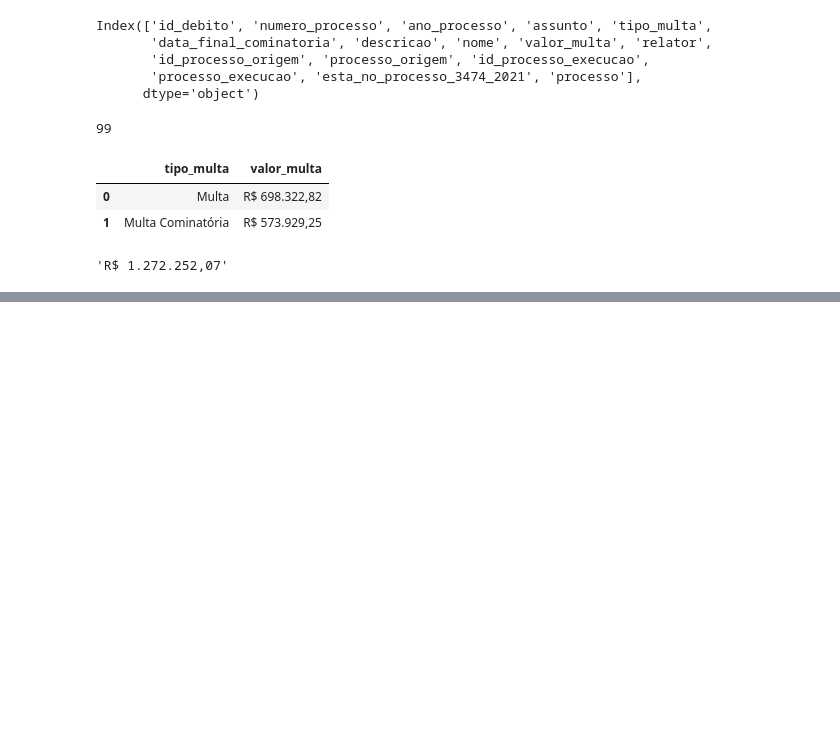
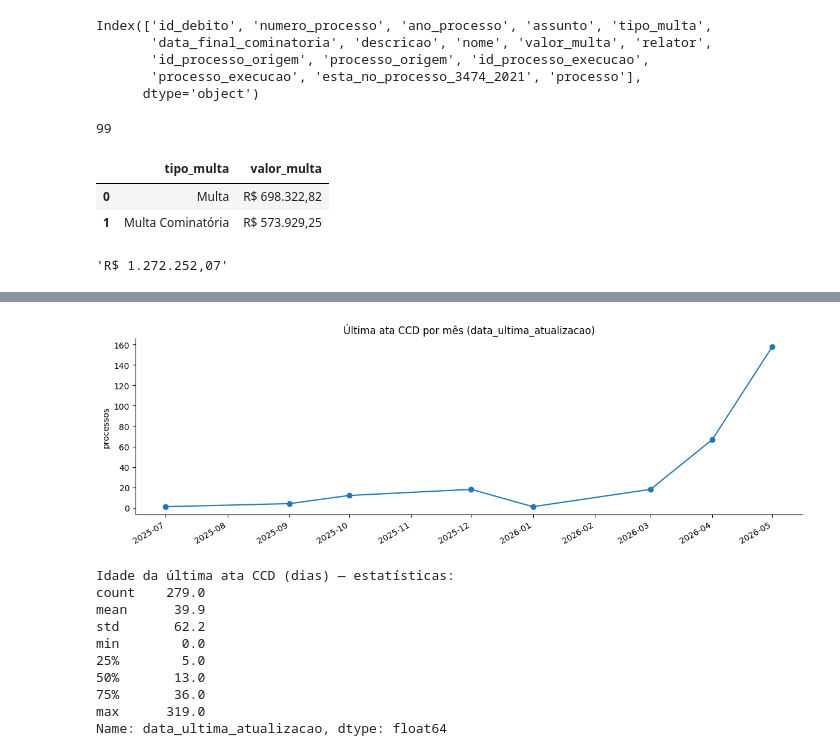
Before and after one commit to eduardoplima/ccd, a Jupyter notebook: scripts/analise/nereu.ipynb, the cells around one changed output, grey strips where cells are left out. Cells and saved outputs as stored; diff of their text form; code cells hidden in the pictures; blank space fills up the shorter version.

```diff
--- a/scripts/analise/nereu.ipynb
+++ b/scripts/analise/nereu.ipynb
@@ -505,0 +865,28 @@ locale.currency(fora_processo_dap.valor_multa.sum(), grouping=True, symbol=True)
+# %%
+# Linha do tempo: quando foi a última ata CCD de cada processo (por mês)
+linha = (
+    eda.dropna(subset=['data_ultima_atualizacao'])
+       .assign(mes=lambda d: d['data_ultima_atualizacao'].dt.to_period('M').dt.to_timestamp())
+       .groupby('mes').size().rename('atas_CCD')
+)
+plt.figure(figsize=(12, 4))
+linha.plot(marker='o')
+plt.title('Última ata CCD por mês (data_ultima_atualizacao)')
+plt.xlabel(''); plt.ylabel('processos')
+sns.despine(); plt.tight_layout(); plt.show()
+
+idade_dias = (pd.Timestamp.today().normalize() - eda['data_ultima_atualizacao']).dt.days
+print('Idade da última ata CCD (dias) — estatísticas:')
+print(idade_dias.describe().round(1))
+# %% [output]
+[figure, added]
+Idade da última ata CCD (dias) — estatísticas:
+count    279.0
+mean      39.9
+std       62.2
+min        0.0
+25%        5.0
+50%       13.0
+75%       36.0
+max      319.0
+Name: data_ultima_atualizacao, dtype: float64
```
Also changed, not shown: parts of 36 cells of this notebook, 15 other files.
